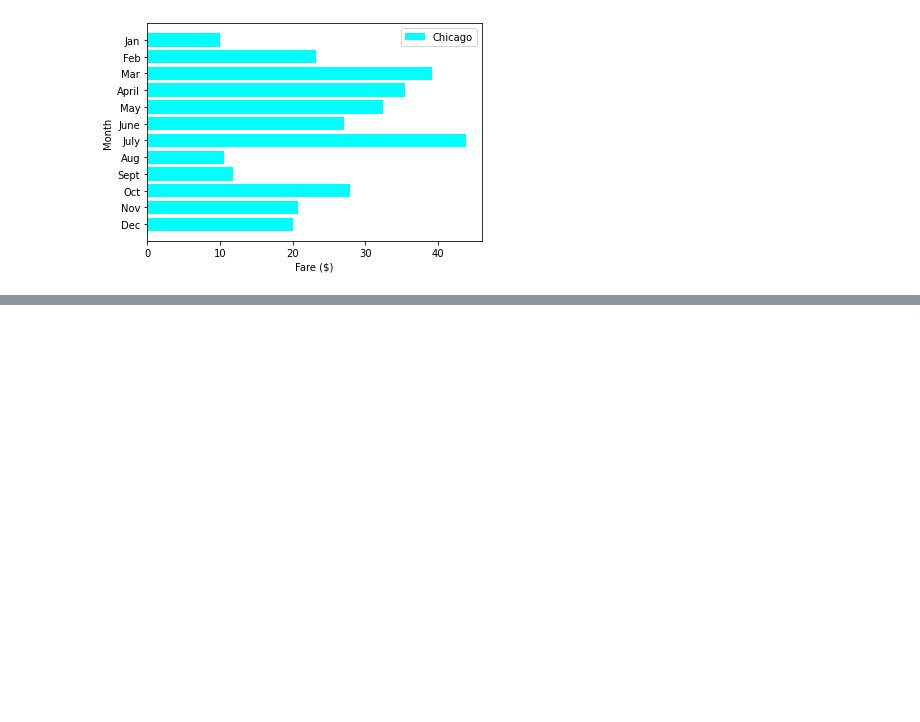
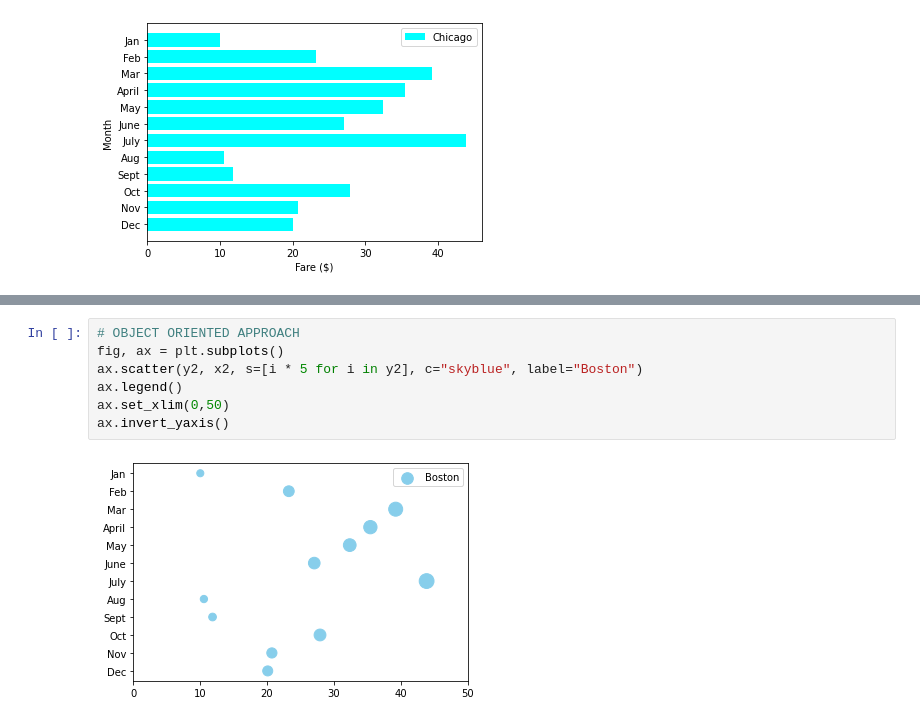
Before and after one commit to conorwhanson/PyBer_Analysis, a Jupyter notebook: Matplotlib_practice.ipynb, the cells around one changed output, grey strips where cells are left out. Cells and saved outputs as stored; diff of their text form; blank space fills up the shorter version.

```diff
--- a/Matplotlib_practice.ipynb
+++ b/Matplotlib_practice.ipynb
@@ -139,0 +133,9 @@ ax.scatter(y2, x2, s=[i * 5 for i in y2], c="skyblue")
+# %%
+# OBJECT ORIENTED APPROACH
+fig, ax = plt.subplots()
+ax.scatter(y2, x2, s=[i * 5 for i in y2], c="skyblue", label="Boston")
+ax.legend()
+ax.set_xlim(0,50)
+ax.invert_yaxis()
+# %% [output]
+[figure, added]
```
Also changed, not shown: parts of 17 cells of this notebook.
